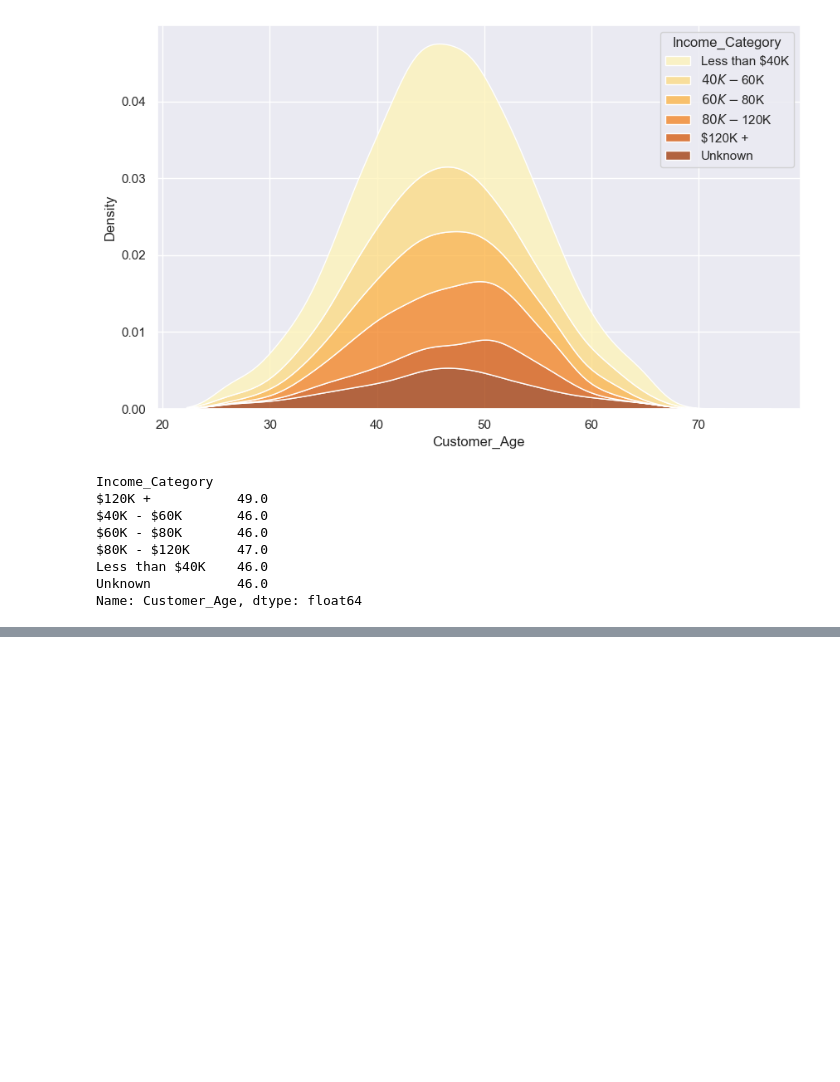
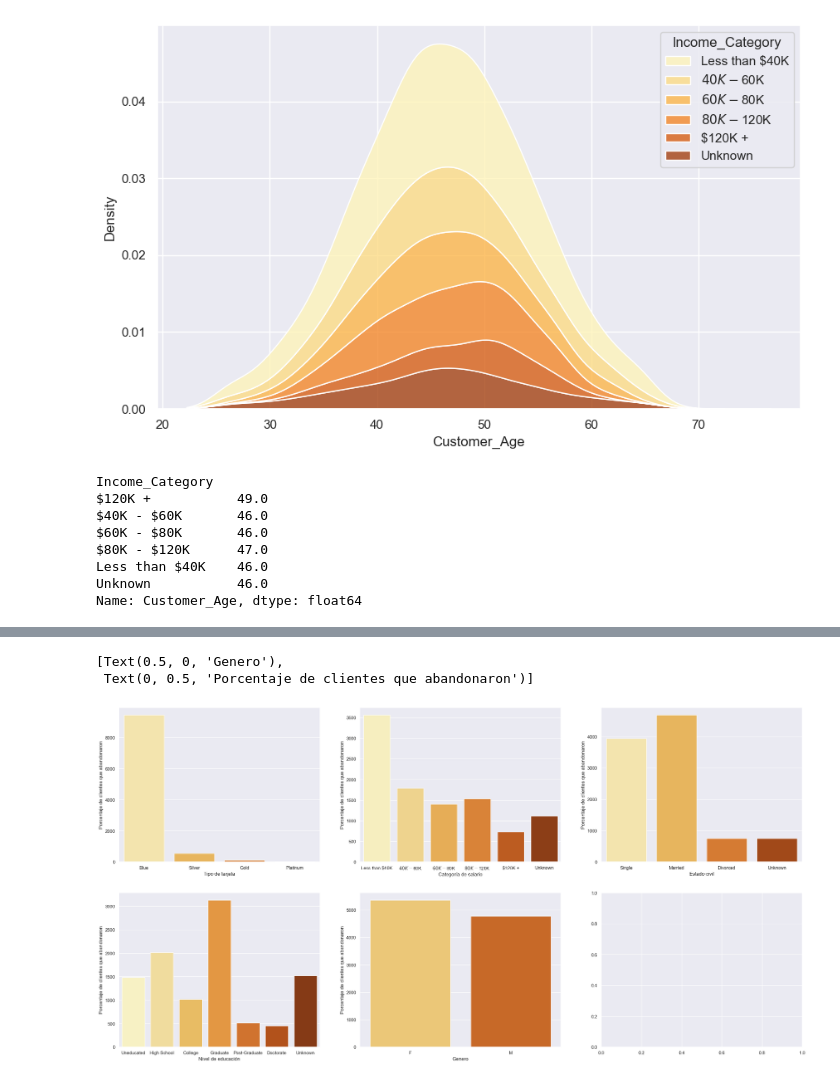
Before and after one commit to AgusDRizzo/Proyecto_final_DS_1, a Jupyter notebook: Prueba.ipynb, the cells around one changed output, grey strips where cells are left out. Drawn from its saved outputs; the diff is of its cells as text; code cells hidden in the pictures; blank space fills up the shorter version.

```diff
--- a/Prueba.ipynb
+++ b/Prueba.ipynb
@@ -142,0 +145,29 @@ Unknown               16.8
+# %%
+#Cálculo del total de clientes agrupados por las distintas variables categóricas
+lista_columnas = df.columns
+lista_df_totales = []
+for i in lista_columnas:
+    if df.dtypes[i] == "object":
+        df_total_agrupado = df.groupby(i)["CLIENTNUM"].count()
+        df_total_agrupado = df_total_agrupado.to_frame()
+        lista_df_totales.append(df_total_agrupado)
+    else:
+        continue
+
+f, axs = plt.subplots(2, 3, figsize=(30, 15), gridspec_kw=dict(width_ratios=[5, 5, 5]))
+bp0 = sns.barplot(data=lista_df_totales[5], x=lista_df_totales[5].index, y="CLIENTNUM", palette="YlOrBr", ax=axs[0, 0], order = tarjetas)
+bp1 = sns.barplot(data=lista_df_totales[4], x=lista_df_totales[4].index, y="CLIENTNUM", palette="YlOrBr", ax=axs[0, 1], order = salarios)
+bp2 = sns.barplot(data=lista_df_totales[3], x=lista_df_totales[3].index, y="CLIENTNUM", palette="YlOrBr", ax=axs[0, 2], order = estado_civil)
+bp3 = sns.barplot(data=lista_df_totales[2], x=lista_df_totales[2].index, y="CLIENTNUM", palette="YlOrBr", ax=axs[1, 0], order = eduacion)
+bp4 = sns.barplot(data=lista_df_totales[1], x=lista_df_totales[1].index, y="CLIENTNUM", palette="YlOrBr", ax=axs[1, 1])
+
+#Cambio el nombre del eje X y del eje Y
+bp0.set(xlabel= "Tipo de tarjeta", ylabel= "Porcentaje de clientes que abandonaron")
+bp1.set(xlabel= "Categoría de salario", ylabel= "Porcentaje de clientes que abandonaron")
+bp2.set(xlabel= "Estado civil", ylabel= "Porcentaje de clientes que abandonaron")
+bp3.set(xlabel= "Nivel de educación", ylabel= "Porcentaje de clientes que abandonaron")
+bp4.set(xlabel= "Genero", ylabel= "Porcentaje de clientes que abandonaron")
+# %% [output]
+[Text(0.5, 0, 'Genero'),
+ Text(0, 0.5, 'Porcentaje de clientes que abandonaron')]
+[figure, added]
```
Also changed, not shown: parts of 5 cells of this notebook.
